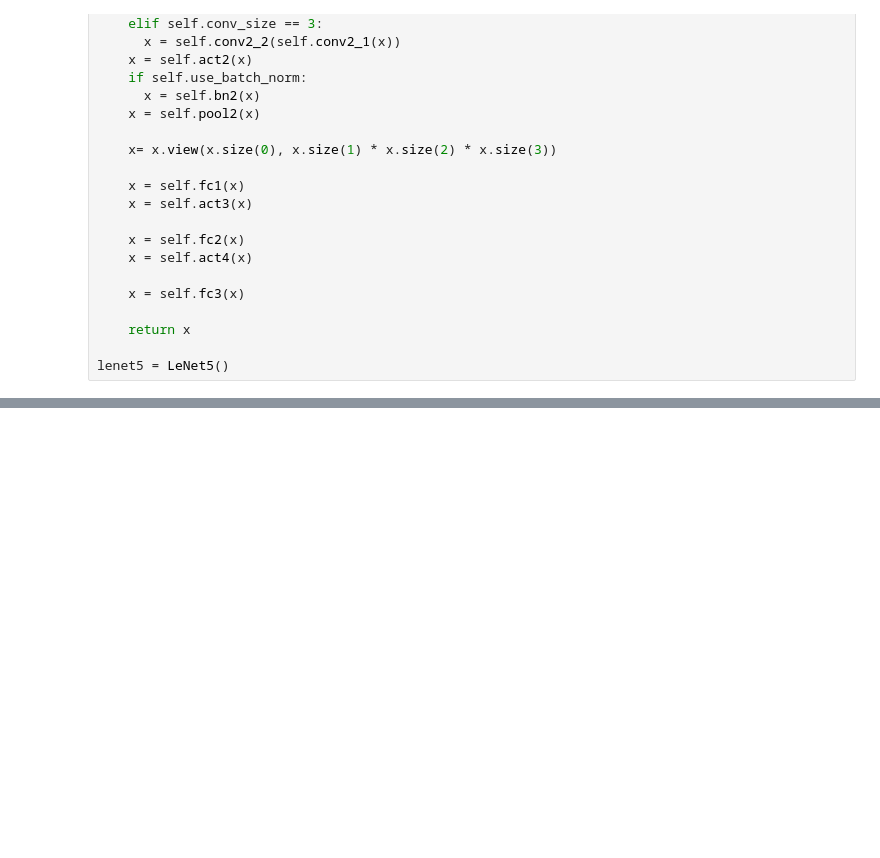
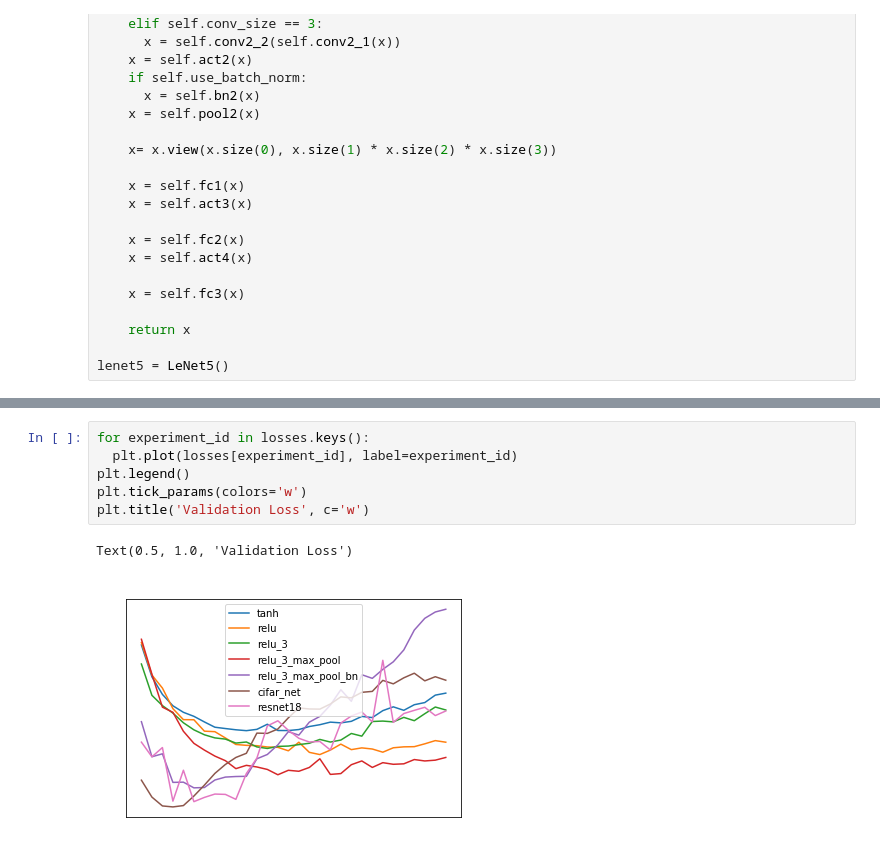
Before and after one commit to Jumas-Cola/Neural_Networks_and_CV, a Jupyter notebook: PyTorch_LeNet_CIFAR.ipynb, the cells around one changed output, grey strips where cells are left out. Saved outputs shown, nothing was run; the diff lists cells and outputs as text; blank space fills up the shorter version.

```diff
--- a/PyTorch_LeNet_CIFAR.ipynb
+++ b/PyTorch_LeNet_CIFAR.ipynb
@@ -295,0 +427,9 @@ plt.title('Validation Loss');
+# %%
+for experiment_id in losses.keys():
+  plt.plot(losses[experiment_id], label=experiment_id)
+plt.legend()
+plt.tick_params(colors='w')
+plt.title('Validation Loss', c='w')
+# %% [output]
+Text(0.5, 1.0, 'Validation Loss')
+[figure, added]
```
Also changed, not shown: parts of 8 cells of this notebook.
